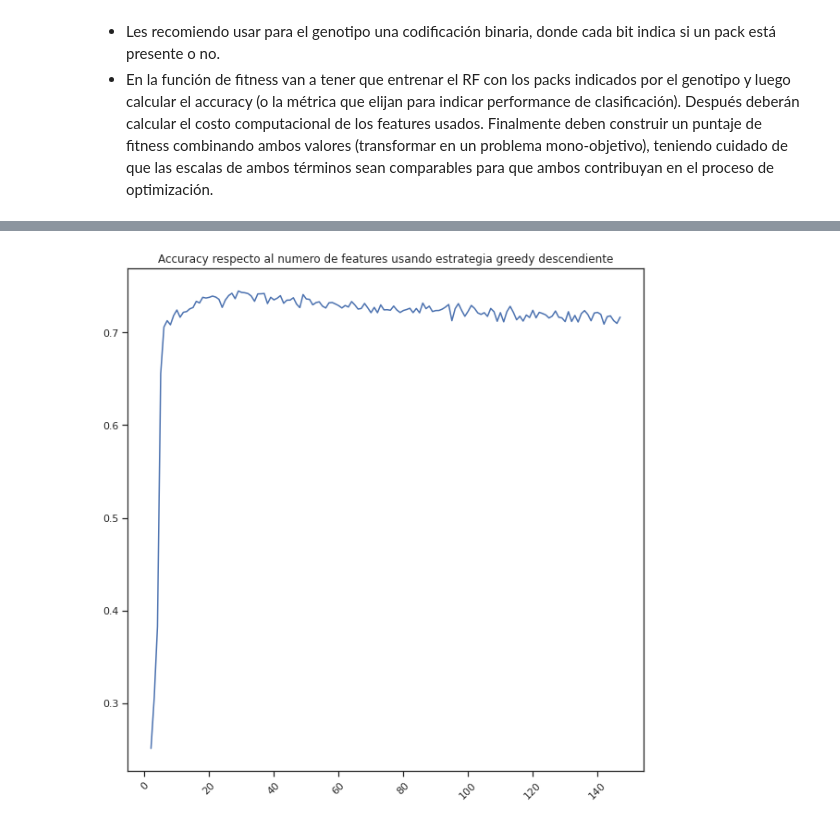
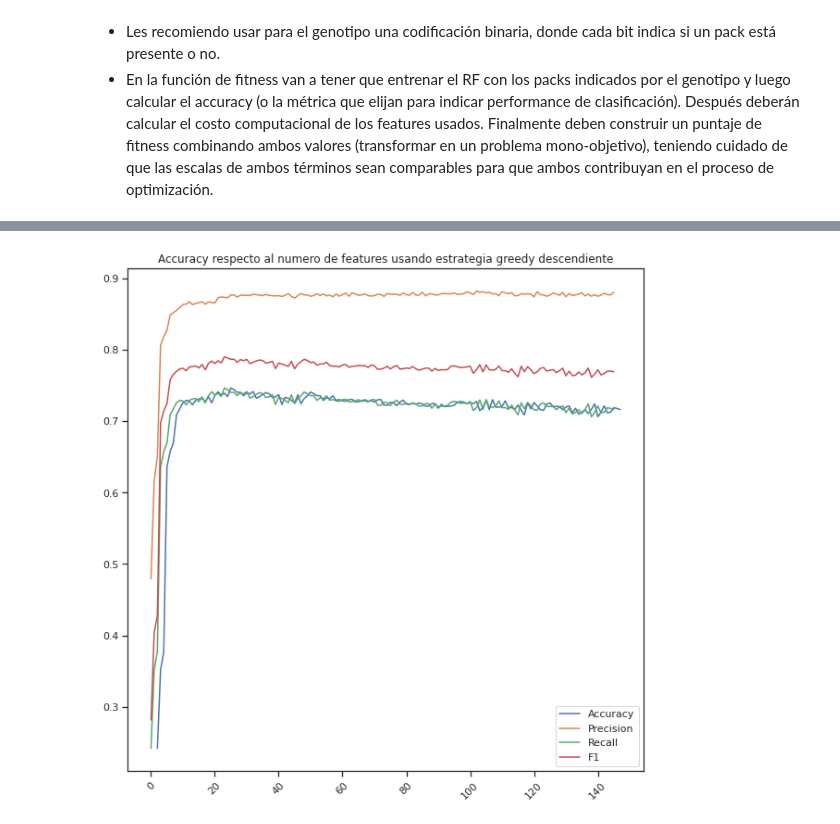
Before and after one commit to CubelliJ/Clasificacion_rapida_ALeRCE, a Jupyter notebook: ALeRCE_Hito_1.ipynb, the cells around one changed output, grey strips where cells are left out. Drawn from its saved outputs; the diff is of its cells as text; code cells hidden in the pictures.

```diff
--- a/ALeRCE_Hito_1.ipynb
+++ b/ALeRCE_Hito_1.ipynb
@@ -433,7 +305,14 @@ import matplotlib
+# %%
+train = False
+ThreadAccuracy, ThreadPrecision, ThreadRecall, Threadf1 = get_tree_data(dataset, ImportanceRank, train)
 # %%
-plt.plot(np.arange(2,148), Accuracy)
+plt.plot(np.arange(2,148), ThreadAccuracy)
+plt.plot(ThreadPrecision)
+plt.plot(ThreadRecall)
+plt.plot(Threadf1)
+plt.legend(('Accuracy', 'Precision', 'Recall', 'F1'))
 plt.title('Accuracy respecto al numero de features usando estrategia greedy descendiente')
 plt.xticks(rotation=45)
 plt.show()
 # %% [output]
-[figure, old version]
+[figure, new version]
```
Also changed, not shown: parts of 19 cells of this notebook, 6 other files.
